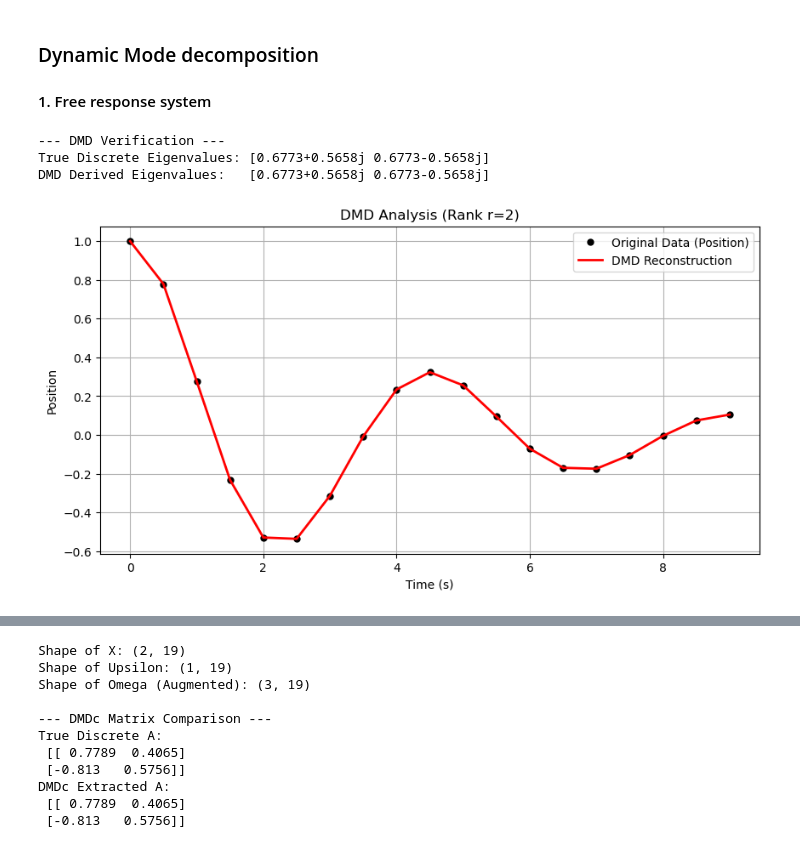
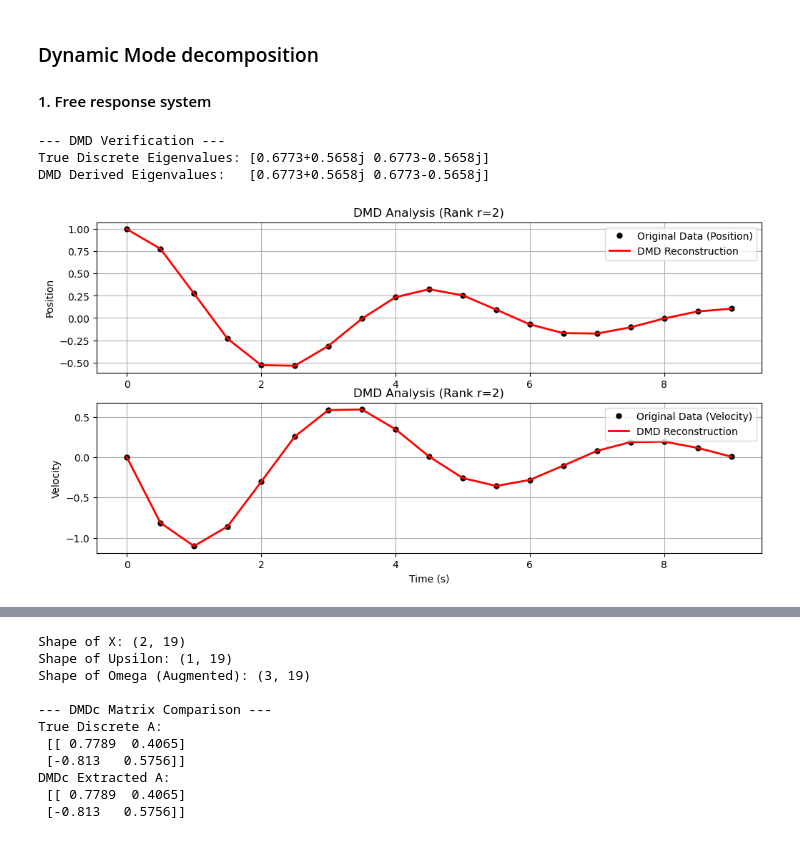
Before and after one commit to pschlatt1/notebooks, a Jupyter notebook: UA/cont_vs_discrete.ipynb, the cells around one changed output, grey strips where cells are left out. Cells and saved outputs as stored; diff of their text form; code cells hidden in the pictures.

```diff
--- a/UA/cont_vs_discrete.ipynb
+++ b/UA/cont_vs_discrete.ipynb
@@ -239,6 +242,7 @@ Vr = Vh[:r, :].conj().T
 
 # Compute A_tilde (The low-dimensional dynamics)
 # A_tilde = U' * X' * V * Sigma_inv
+# The last rotation back is missing here as the eigendecomposition is already ok
 A_tilde = Ur.T.conj() @ X_prime @ Vr @ np.linalg.inv(Sr)
 #------------------------------
 
@@ -255,34 +259,45 @@ Phi = X_prime @ Vr @ np.linalg.inv(Sr) @ W
 
 # Reconstruction of the signal
 # b = Phi_pseudo_inv * x[0]
 b = np.linalg.pinv(Phi) @ X[:, 0]
 
 # Time evolution
 time_steps = X.shape[1]
 x_reconstructed = np.zeros((2, time_steps), dtype=complex)
 
 for kk in range(time_steps):
     # Sum( b_j * Phi_j * lambda_j^k )
     for j in range(r):
         x_reconstructed[:, kk] += b[j] * Phi[:, j] * (lam_dmd[j]**kk)
 
 # --- VISUALIZATION & VERIFICATION ---
-
 print("--- DMD Verification ---")
 print(f"True Discrete Eigenvalues: {np.round(eig_dt, 4)}")
 print(f"DMD Derived Eigenvalues:   {np.round(lam_dmd, 4)}")
 
-plt.figure(figsize=(10, 5))
+plt.figure(figsize=(12, 6))
+
+plt.subplot(2, 1, 1)
 plt.plot(t_dmd[:-1], X[0, :], 'ko', label='Original Data (Position)', markersize=5)
 plt.plot(t_dmd[:-1], np.real(x_reconstructed[0, :]), 'r-', linewidth=2, label='DMD Reconstruction')
 plt.title(f'DMD Analysis (Rank r={r})')
-plt.xlabel('Time (s)')
+#plt.xlabel('Time (s)')
 plt.ylabel('Position')
 plt.legend()
 plt.grid(True)
+
+plt.subplot(2, 1, 2)
+plt.plot(t_dmd[:-1], X[1, :], 'ko', label='Original Data (Velocity)', markersize=5)
+plt.plot(t_dmd[:-1], np.real(x_reconstructed[1, :]), 'r-', linewidth=2, label='DMD Reconstruction')
+plt.title(f'DMD Analysis (Rank r={r})')
+plt.xlabel('Time (s)')
+plt.ylabel('Velocity')
+plt.legend()
+plt.grid(True)
+
 plt.show()
 # %% [output]
 --- DMD Verification ---
 True Discrete Eigenvalues: [0.6773+0.5658j 0.6773-0.5658j]
 DMD Derived Eigenvalues:   [0.6773+0.5658j 0.6773-0.5658j]
-[figure, old version]
+[figure, new version]
```
Also changed, not shown: parts of 20 cells of this notebook.
